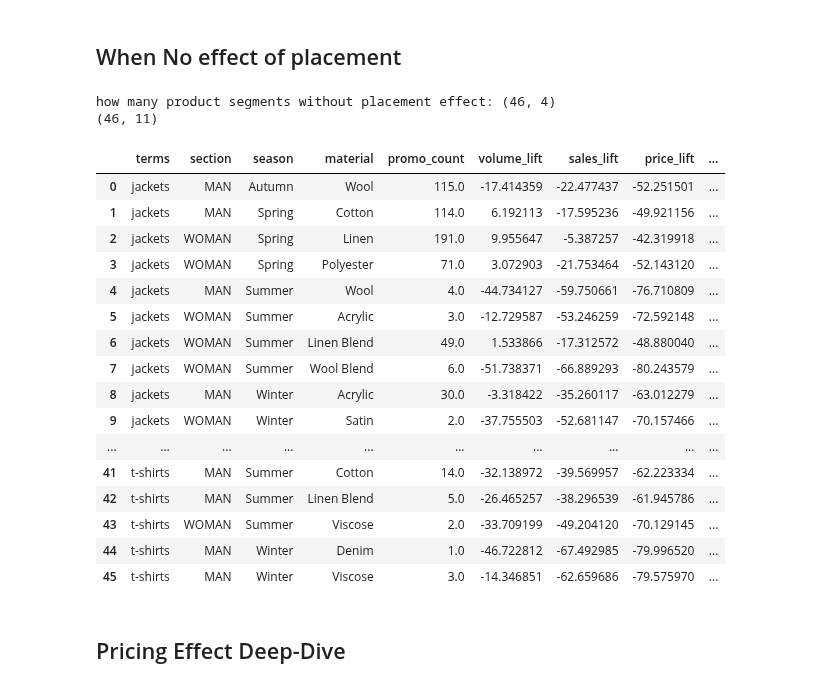
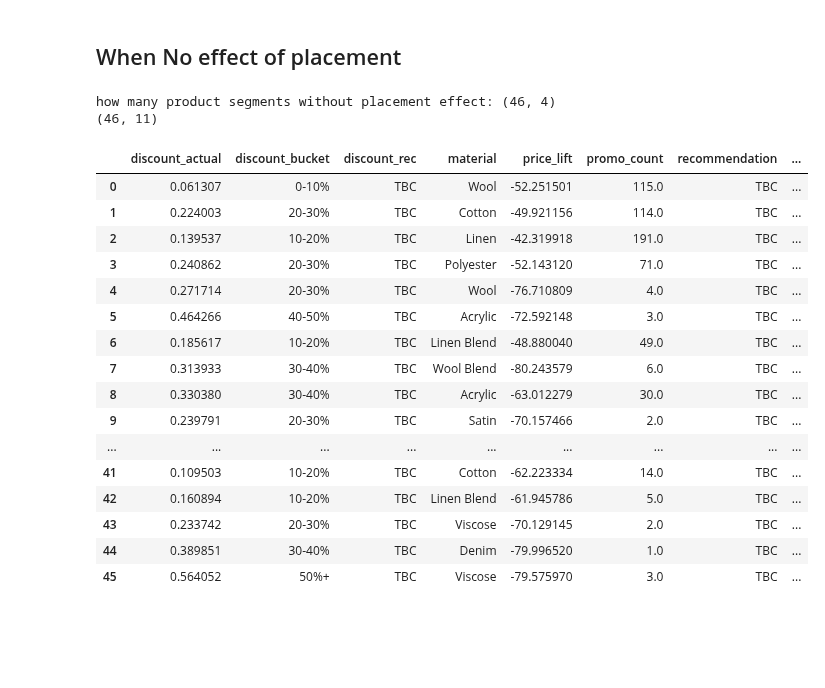
Before and after one commit to tamngm/demokit-megaverse, a Jupyter notebook: notebook/eda_marixe_zara_product_pricing.ipynb, the cells around one changed output. Cells and saved outputs as stored; diff of their text form; code cells hidden in the pictures; blank space fills up the shorter version.

```diff
--- a/notebook/eda_marixe_zara_product_pricing.ipynb
+++ b/notebook/eda_marixe_zara_product_pricing.ipynb
@@ -33,7 +36,7 @@ kaggle_dataset_name = "marixe/zara-sales-for-eda"
 # %% [markdown]
 # Import dataset
 # %%
-file_path = r'C:\Users\minhtam.nguyen\.cache\kagglehub\datasets\marixe\zara-sales-for-eda\versions\5\Zara_sales_EDA.csv'
+file_path = r'C:\\Users\\haiduong.nguyenle\\.cache\\kagglehub\\datasets\\marixe\\zara-sales-for-eda\\versions\\5\\Zara_sales_EDA.csv'
 
 df = pd.read_csv(file_path, delimiter=';')
 print(f'data shape: {df.shape}')
@@ -240,14 +253,17 @@ def uplift_calcul(df, promo, nonpromo):
     formule= (df[promo] - df[nonpromo]) / df[nonpromo] * 100
     return formule
 
-def df_uplift(df):
+def df_uplift(df, removeothercol):
+
     df['volume_lift'] = uplift_calcul(df, 'volume_yes', 'volume_no')
     df['sales_lift'] = uplift_calcul(df, 'sales_yes', 'sales_no')
     df['price_lift'] = uplift_calcul(df, 'price_yes', 'price_no')
     df['discount_actual'] = 1 - ((1 + df['sales_lift']/100) / (1 + df['volume_lift']/100))
-    df.drop(columns=['volume_no', 'volume_yes', 'sales_no', 'sales_yes', 'price_no',
-       'price_yes'], inplace=True)
-    return df
+    if removeothercol == False:
+        return df
+    else:
+        df.drop(columns=['volume_no', 'volume_yes', 'sales_no', 'sales_yes', 'price_no', 'price_yes'], inplace=True)
+        return df
 # %%
 agg_lift2 = agg_lift.groupby(by=['section', 'terms'])[['volume_no', 'volume_yes', 'sales_no', 'sales_yes', 'price_no',
        'price_yes']].sum().reset_index()
@@ -322,7 +338,7 @@ Index(['Product Position', 'Seasonal', 'terms', 'section', 'season',
 agg_lift4 = agg_lift.groupby(by=['terms', 'section', 'season', 'material'])[['promo_count', 'volume_no', 'volume_yes', 'sales_no', 'sales_yes', 'price_no',
        'price_yes']].sum().reset_index()
 
-agg_lift4 = df_uplift(agg_lift4)
+agg_lift4 = df_uplift(agg_lift4, False)
 agg_lift4 = agg_lift4.dropna()
 agg_lift4
 # %% [output]
@@ -812,31 +843,32 @@ print(best_place_enrich.shape)
 # %%
 # These product segments are having no
 no_placement_effect=placement_effect[(placement_effect.max_lift<=0)][['terms', 'season','material','section']]
 print(f'how many product segments without placement effect: {no_placement_effect.shape}')
 agg_lift4_neg2 = agg_lift4_neg.merge(right=no_placement_effect, on=['terms', 'season','material','section'], how='right').dropna()
 print(agg_lift4_neg2.shape)
 agg_lift4_neg2 = agg_lift4_neg2[['terms', 'section', 'season', 'material', 'promo_count', 'volume_lift',
        'sales_lift', 'price_lift', 'discount_actual', 'discount_bucket']]
+agg_lift4_neg2['recommendation'] = "TBC"
+agg_lift4_neg2['discount_rec'] = "TBC"
+agg_lift4_neg2 = agg_lift4_neg2.reindex(sorted(agg_lift4_neg2.columns), axis=1)
 agg_lift4_neg2
 # %% [output]
 how many product segments without placement effect: (46, 4)
 (46, 11)
-|  | terms | section | season | material | promo_count | volume_lift | sales_lift | price_lift | ... |
-| 0 | jackets | MAN | Autumn | Wool | 115.0 | -17.414359 | -22.477437 | -52.251501 | ... |
-| 1 | jackets | MAN | Spring | Cotton | 114.0 | 6.192113 | -17.595236 | -49.921156 | ... |
-| 2 | jackets | WOMAN | Spring | Linen | 191.0 | 9.955647 | -5.387257 | -42.319918 | ... |
-| 3 | jackets | WOMAN | Spring | Polyester | 71.0 | 3.072903 | -21.753464 | -52.143120 | ... |
-| 4 | jackets | MAN | Summer | Wool | 4.0 | -44.734127 | -59.750661 | -76.710809 | ... |
-| 5 | jackets | WOMAN | Summer | Acrylic | 3.0 | -12.729587 | -53.246259 | -72.592148 | ... |
-| 6 | jackets | WOMAN | Summer | Linen Blend | 49.0 | 1.533866 | -17.312572 | -48.880040 | ... |
-| 7 | jackets | WOMAN | Summer | Wool Blend | 6.0 | -51.738371 | -66.889293 | -80.243579 | ... |
-| 8 | jackets | MAN | Winter | Acrylic | 30.0 | -3.318422 | -35.260117 | -63.012279 | ... |
-| 9 | jackets | WOMAN | Winter | Satin | 2.0 | -37.755503 | -52.681147 | -70.157466 | ... |
-| ... | ... | ... | ... | ... | ... | ... | ... | ... | ... |
-| 41 | t-shirts | MAN | Summer | Cotton | 14.0 | -32.138972 | -39.569957 | -62.223334 | ... |
-| 42 | t-shirts | MAN | Summer | Linen Blend | 5.0 | -26.465257 | -38.296539 | -61.945786 | ... |
-| 43 | t-shirts | WOMAN | Summer | Viscose | 2.0 | -33.709199 | -49.204120 | -70.129145 | ... |
-| 44 | t-shirts | MAN | Winter | Denim | 1.0 | -46.722812 | -67.492985 | -79.996520 | ... |
-| 45 | t-shirts | MAN | Winter | Viscose | 3.0 | -14.346851 | -62.659686 | -79.575970 | ... |
+|  | discount_actual | discount_bucket | discount_rec | material | price_lift | promo_count | recommendation | ... |
+| 0 | 0.061307 | 0-10% | TBC | Wool | -52.251501 | 115.0 | TBC | ... |
+| 1 | 0.224003 | 20-30% | TBC | Cotton | -49.921156 | 114.0 | TBC | ... |
+| 2 | 0.139537 | 10-20% | TBC | Linen | -42.319918 | 191.0 | TBC | ... |
+| 3 | 0.240862 | 20-30% | TBC | Polyester | -52.143120 | 71.0 | TBC | ... |
+| 4 | 0.271714 | 20-30% | TBC | Wool | -76.710809 | 4.0 | TBC | ... |
+| 5 | 0.464266 | 40-50% | TBC | Acrylic | -72.592148 | 3.0 | TBC | ... |
+| 6 | 0.185617 | 10-20% | TBC | Linen Blend | -48.880040 | 49.0 | TBC | ... |
+| 7 | 0.313933 | 30-40% | TBC | Wool Blend | -80.243579 | 6.0 | TBC | ... |
+| 8 | 0.330380 | 30-40% | TBC | Acrylic | -63.012279 | 30.0 | TBC | ... |
+| 9 | 0.239791 | 20-30% | TBC | Satin | -70.157466 | 2.0 | TBC | ... |
+| ... | ... | ... | ... | ... | ... | ... | ... | ... |
+| 41 | 0.109503 | 10-20% | TBC | Cotton | -62.223334 | 14.0 | TBC | ... |
+| 42 | 0.160894 | 10-20% | TBC | Linen Blend | -61.945786 | 5.0 | TBC | ... |
+| 43 | 0.233742 | 20-30% | TBC | Viscose | -70.129145 | 2.0 | TBC | ... |
+| 44 | 0.389851 | 30-40% | TBC | Denim | -79.996520 | 1.0 | TBC | ... |
+| 45 | 0.564052 | 50%+ | TBC | Viscose | -79.575970 | 3.0 | TBC | ... |
-# %% [markdown]
-## Pricing Effect Deep-Dive
```
Also changed, not shown: parts of 27 cells of this notebook, 1 other file.
